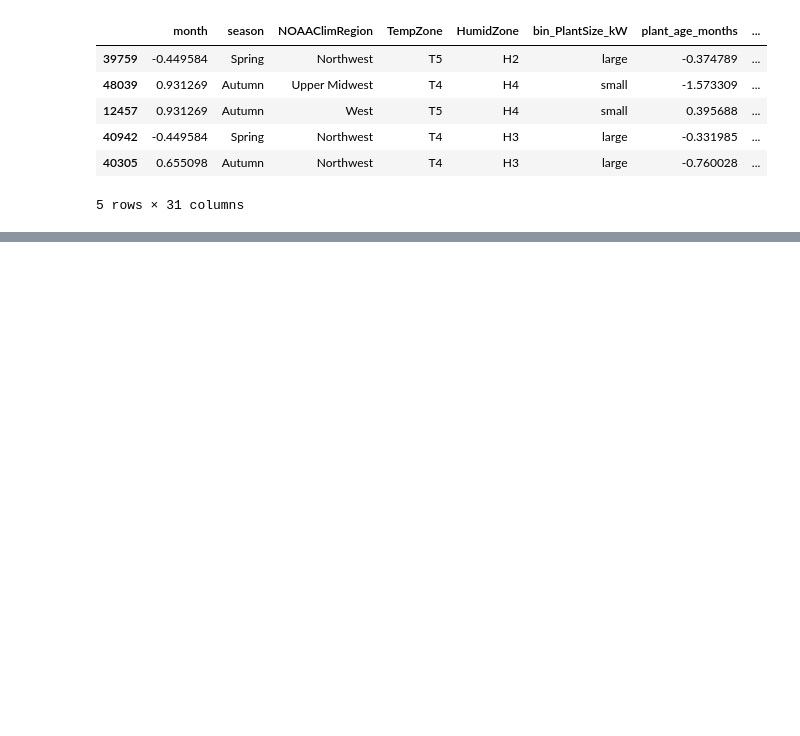
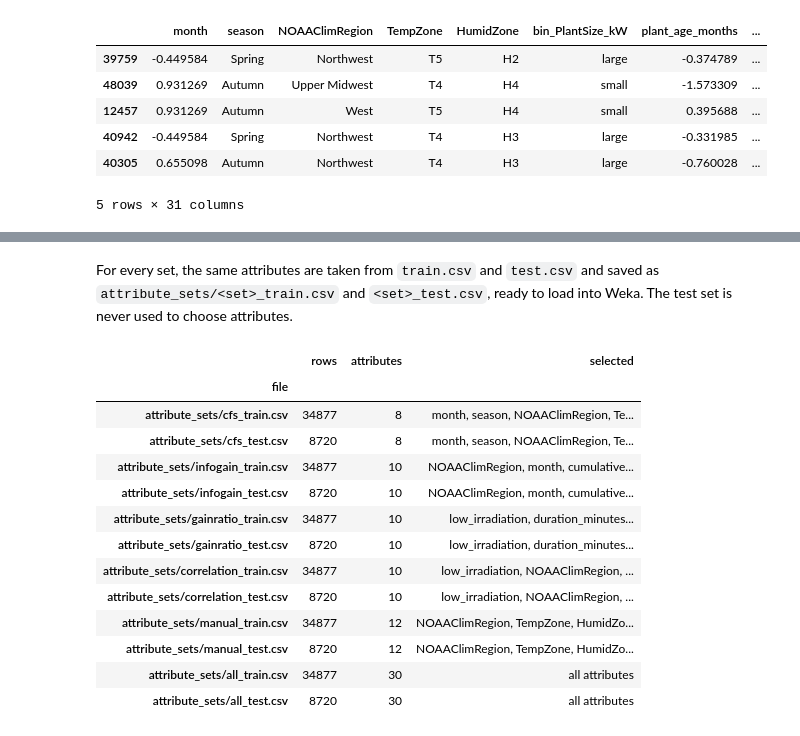
Before and after one commit to ilikecheezits/ml-q1, a Jupyter notebook: prepare_data.ipynb, the cells around one changed output, grey strips where cells are left out. Drawn from its saved outputs; the diff is of its cells as text; code cells hidden in the pictures; blank space fills up the shorter version.

```diff
--- a/prepare_data.ipynb
+++ b/prepare_data.ipynb
@@ -349,0 +367,13 @@ train.head()
+# %%
+SETS = Path("attribute_sets")
+TOP = 10
+RANKED = ["InfoGain", "GainRatio", "Correlation"]
+
+logs = {name: (SETS / f"{name.lower()}_log").read_text() for name in ["CFS"] + RANKED}
+
+def ranking(log):
+    rows = re.findall(r"^\s*([\d.]+)\s+\d+\s+(\w+)$", log, flags=re.M)
+    return [name for _, name in rows]
+
+cfs_selected = re.search(r"Selected attributes:.*\n((?:\s+\w+\n)+)", logs["CFS"]).group(1).split()
+attribute_sets = {"CFS": cfs_selected, **{name: ranking(logs[name])[:TOP] for name in RANKED}}
@@ -349,0 +398,31 @@ train.head()
+# %%
+attribute_sets["Manual"] = [
+    "NOAAClimRegion", "TempZone", "HumidZone", "bin_PlantSize_kW", "plant_age_months", "month", "low_irradiation",
+    "total_daily_snow_mm", "cumulative_snow_mm", "rain_value_mm", "nearest_rain", "wind_speed_mean",
+]
+attribute_sets["All"] = list(train.columns.drop("PR_class"))
+# %% [markdown]
+For every set, the same attributes are taken from `train.csv` and `test.csv` and saved as `attribute_sets/<set>_train.csv` and `<set>_test.csv`, ready to load into Weka. The test set is never used to choose attributes.
+# %%
+saved = []
+for name, cols in attribute_sets.items():
+    for part, data in {"train": train, "test": test}.items():
+        path = SETS / f"{name.lower()}_{part}.csv"
+        data[cols + ["PR_class"]].to_csv(path, index=False, quotechar="'")
+        saved.append({"file": str(path), "rows": len(data), "attributes": len(cols), "selected": ", ".join(cols) if name != "All" else "all attributes"})
+pd.DataFrame(saved).set_index("file")
+# %% [output]
+|  | rows | attributes | selected |
+| file |  |  |  |
+| attribute_sets/cfs_train.csv | 34877 | 8 | month, season, NOAAClimRegion, Te... |
+| attribute_sets/cfs_test.csv | 8720 | 8 | month, season, NOAAClimRegion, Te... |
+| attribute_sets/infogain_train.csv | 34877 | 10 | NOAAClimRegion, month, cumulative... |
+| attribute_sets/infogain_test.csv | 8720 | 10 | NOAAClimRegion, month, cumulative... |
+| attribute_sets/gainratio_train.csv | 34877 | 10 | low_irradiation, duration_minutes... |
+| attribute_sets/gainratio_test.csv | 8720 | 10 | low_irradiation, duration_minutes... |
+| attribute_sets/correlation_train.csv | 34877 | 10 | low_irradiation, NOAAClimRegion, ... |
+| attribute_sets/correlation_test.csv | 8720 | 10 | low_irradiation, NOAAClimRegion, ... |
+| attribute_sets/manual_train.csv | 34877 | 12 | NOAAClimRegion, TempZone, HumidZo... |
+| attribute_sets/manual_test.csv | 8720 | 12 | NOAAClimRegion, TempZone, HumidZo... |
+| attribute_sets/all_train.csv | 34877 | 30 | all attributes |
+| attribute_sets/all_test.csv | 8720 | 30 | all attributes |
```
Also changed, not shown: parts of 4 cells of this notebook, 12 other files.
